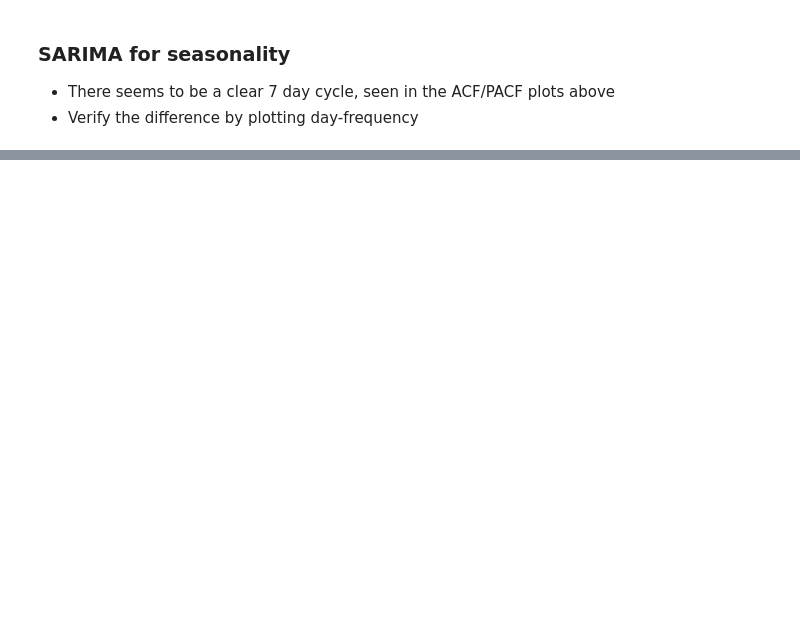
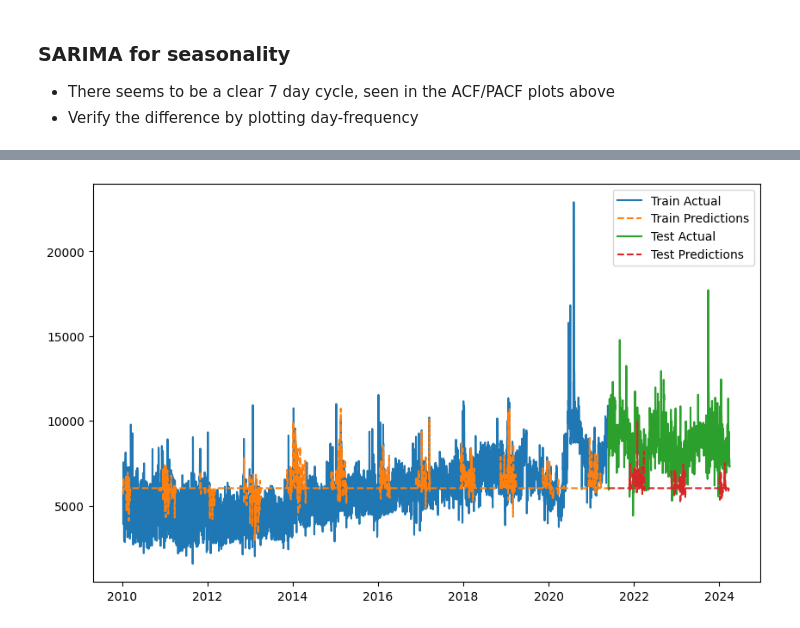
Before and after one commit to rjlatail/NYC_311_Forecasting, a Jupyter notebook: NYC_311_Forecasting_Notebook.ipynb, the cells around one changed output, grey strips where cells are left out. Cells and saved outputs as stored; diff of their text form; code cells hidden in the pictures; blank space fills up the shorter version.

```diff
--- a/NYC_311_Forecasting_Notebook.ipynb
+++ b/NYC_311_Forecasting_Notebook.ipynb
@@ -823,0 +1350,11 @@ plt.show()
+# %%
+# Plot the results
+plt.figure(figsize=(10, 6))
+plt.plot(df.index[time_steps:split + time_steps], train_actual, label='Train Actual')
+plt.plot(df.index[time_steps:split + time_steps], train_predictions, label='Train Predictions', linestyle='--')
+plt.plot(df.index[split + time_steps:], test_actual, label='Test Actual')
+plt.plot(df.index[split + time_steps:], test_predictions, label='Test Predictions', linestyle='--')
+plt.legend()
+plt.show()
+# %% [output]
+[figure, added]
```
Also changed, not shown: parts of 88 cells of this notebook.
